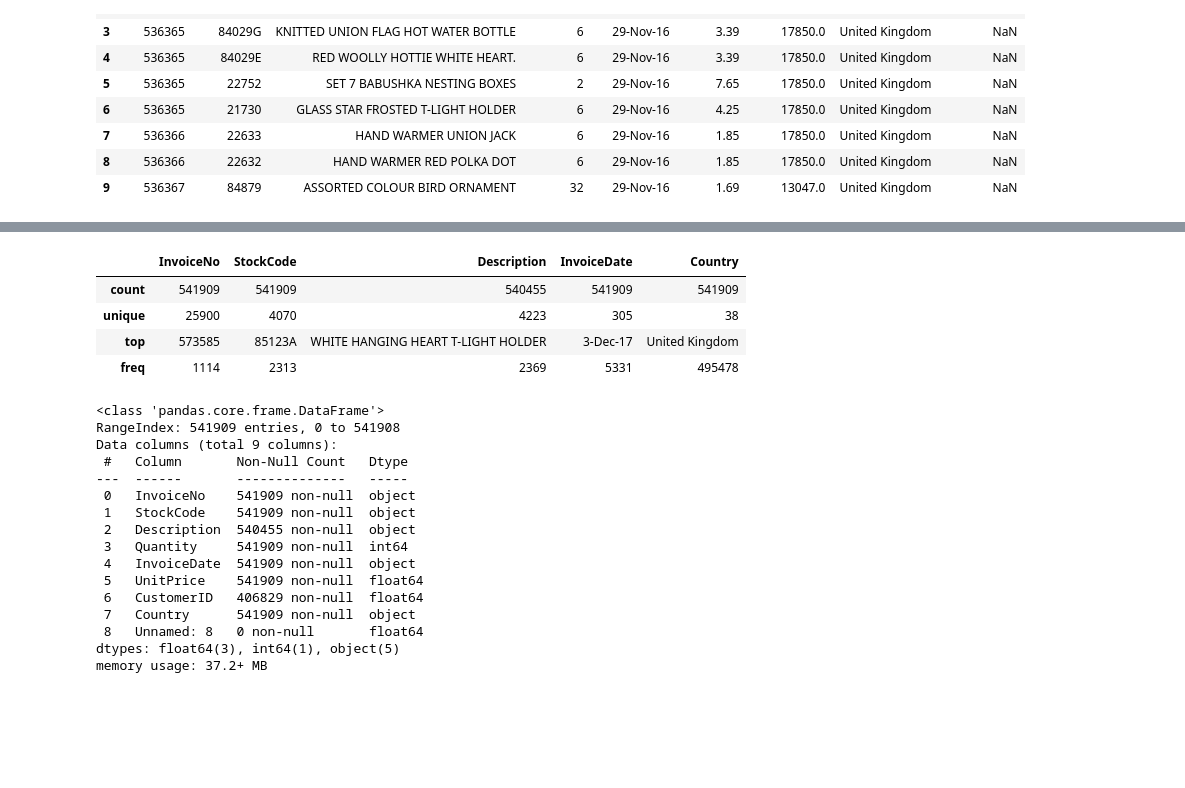
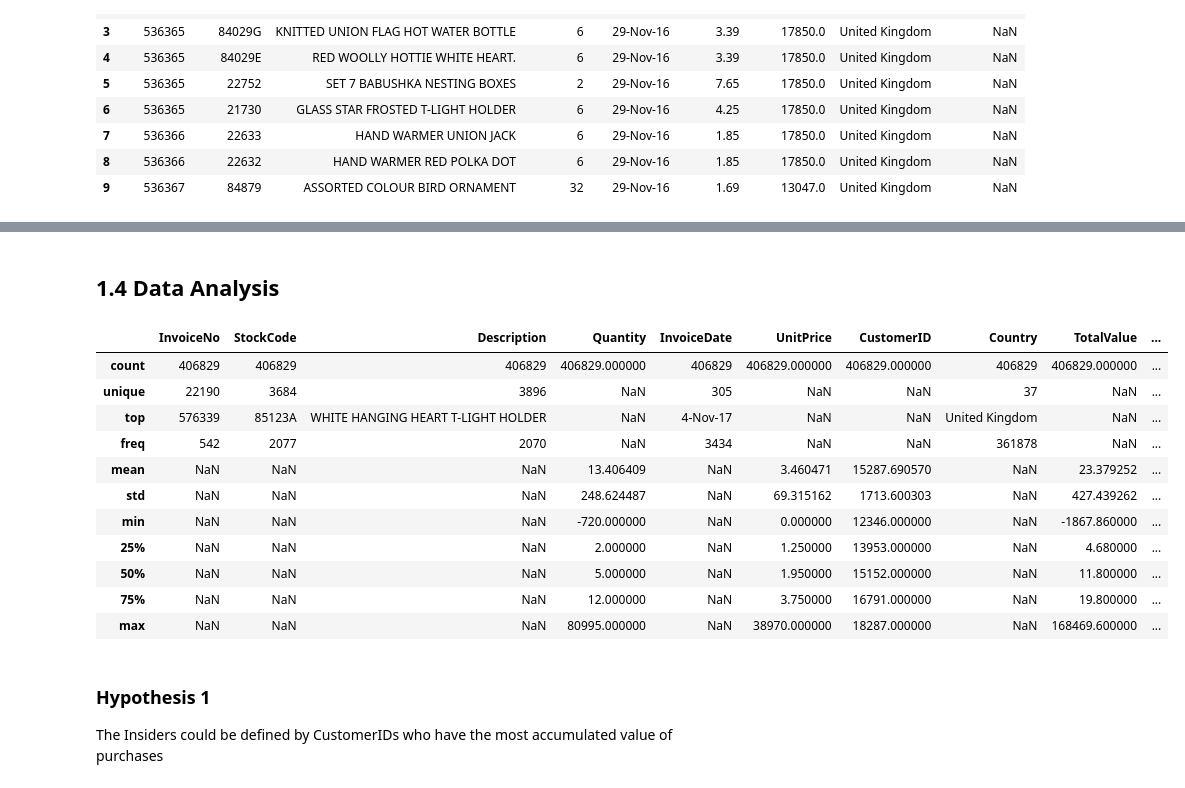
Before and after one commit to henriqueumeda/High-Value-Customers-Identification, a Jupyter notebook: Untitled.ipynb, the cells around one changed output, grey strips where cells are left out. Drawn from its saved outputs; the diff is of its cells as text; code cells hidden in the pictures; blank space fills up the shorter version.

```diff
--- a/Untitled.ipynb
+++ b/Untitled.ipynb
@@ -87,0 +161,4 @@ df.head(10)
+# %%
+df.drop('Unnamed: 8', axis=1, inplace=True)
+df.drop(df[df['CustomerID'].isnull()].index, inplace=True)
+df.head()
@@ -99,0 +243,2 @@ df.describe()
+# %%
+df['Quantity'] = [x if (x < 0) & (y == 'D') else x*(-1) if (x < 0) else x for x,y in zip(df['Quantity'], df['StockCode'])]
@@ -99,0 +265,6 @@ df.describe()
+# %%
+df['TotalValue'] = df['Quantity']*df['UnitPrice']
+df = pd.concat([df, df['InvoiceDate'].str.extract(r'(?P<InvoiceMonth>[A-Za-z]{3})-(?P<InvoiceYear>\d{2})')], axis=1)
+df['InvoiceMonth'] = pd.to_datetime(df.InvoiceMonth, format='%b').dt.month
+df['InvoiceSemester'] = df['InvoiceMonth'].apply(lambda x: 1 if x <= 6 else 2)
+df.head()
@@ -100,27 +278,20 @@ df.describe()
+# %% [markdown]
+## 1.4 Data Analysis <a class='anchor' id='1.4'></a>
 # %%
-df.describe(include=['O'])
+df.describe(include='all')
 # %% [output]
-|  | InvoiceNo | StockCode | Description | InvoiceDate | Country |
-| count | 541909 | 541909 | 540455 | 541909 | 541909 |
-| unique | 25900 | 4070 | 4223 | 305 | 38 |
-| top | 573585 | 85123A | WHITE HANGING HEART T-LIGHT HOLDER | 3-Dec-17 | United Kingdom |
-| freq | 1114 | 2313 | 2369 | 5331 | 495478 |
+|  | InvoiceNo | StockCode | Description | Quantity | InvoiceDate | UnitPrice | CustomerID | Country | TotalValue | ... |
+| count | 406829 | 406829 | 406829 | 406829.000000 | 406829 | 406829.000000 | 406829.000000 | 406829 | 406829.000000 | ... |
+| unique | 22190 | 3684 | 3896 | NaN | 305 | NaN | NaN | 37 | NaN | ... |
+| top | 576339 | 85123A | WHITE HANGING HEART T-LIGHT HOLDER | NaN | 4-Nov-17 | NaN | NaN | United Kingdom | NaN | ... |
+| freq | 542 | 2077 | 2070 | NaN | 3434 | NaN | NaN | 361878 | NaN | ... |
+| mean | NaN | NaN | NaN | 13.406409 | NaN | 3.460471 | 15287.690570 | NaN | 23.379252 | ... |
+| std | NaN | NaN | NaN | 248.624487 | NaN | 69.315162 | 1713.600303 | NaN | 427.439262 | ... |
+| min | NaN | NaN | NaN | -720.000000 | NaN | 0.000000 | 12346.000000 | NaN | -1867.860000 | ... |
+| 25% | NaN | NaN | NaN | 2.000000 | NaN | 1.250000 | 13953.000000 | NaN | 4.680000 | ... |
+| 50% | NaN | NaN | NaN | 5.000000 | NaN | 1.950000 | 15152.000000 | NaN | 11.800000 | ... |
+| 75% | NaN | NaN | NaN | 12.000000 | NaN | 3.750000 | 16791.000000 | NaN | 19.800000 | ... |
+| max | NaN | NaN | NaN | 80995.000000 | NaN | 38970.000000 | 18287.000000 | NaN | 168469.600000 | ... |
-# %%
-df.info()
-# %% [output]
-<class 'pandas.core.frame.DataFrame'>
-RangeIndex: 541909 entries, 0 to 541908
-Data columns (total 9 columns):
- #   Column       Non-Null Count   Dtype
----  ------       --------------   -----
- 0   InvoiceNo    541909 non-null  object
- 1   StockCode    541909 non-null  object
- 2   Description  540455 non-null  object
- 3   Quantity     541909 non-null  int64
- 4   InvoiceDate  541909 non-null  object
- 5   UnitPrice    541909 non-null  float64
- 6   CustomerID   406829 non-null  float64
- 7   Country      541909 non-null  object
- 8   Unnamed: 8   0 non-null       float64
-dtypes: float64(3), int64(1), object(5)
-memory usage: 37.2+ MB
+# %% [markdown]
+### Hypothesis 1
+The Insiders could be defined by CustomerIDs who have the most accumulated value of purchases
```
Also changed, not shown: parts of 23 cells of this notebook.
